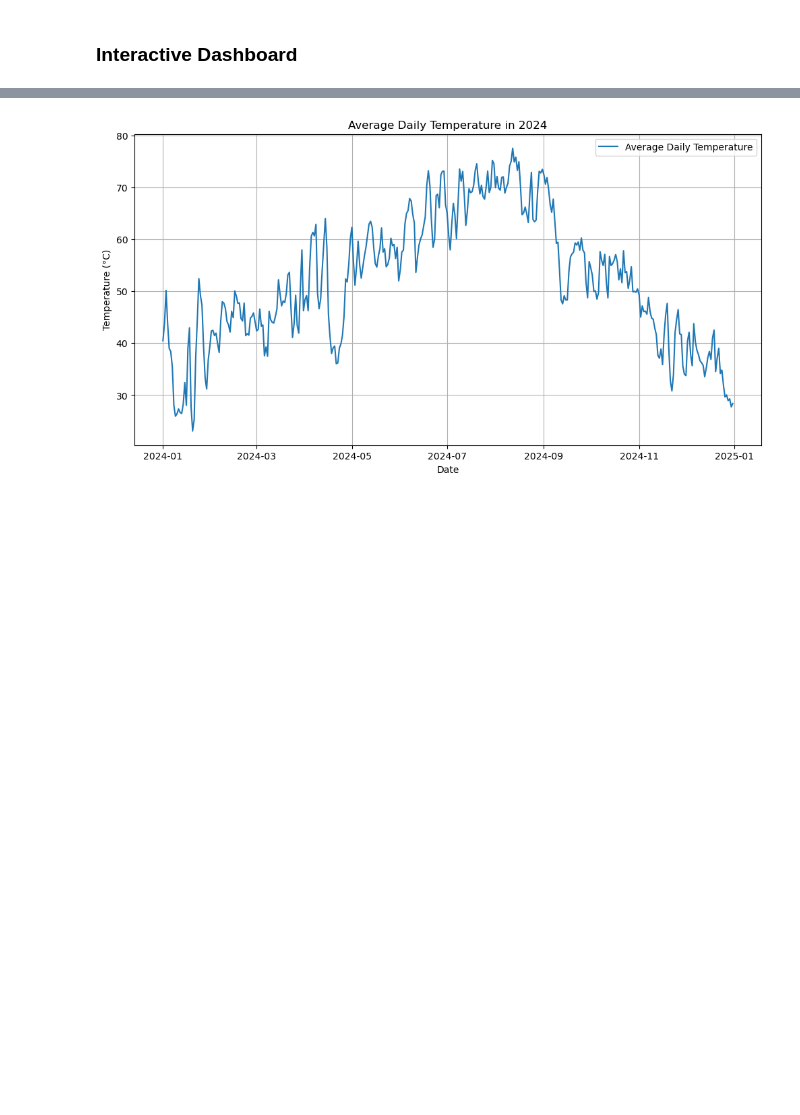
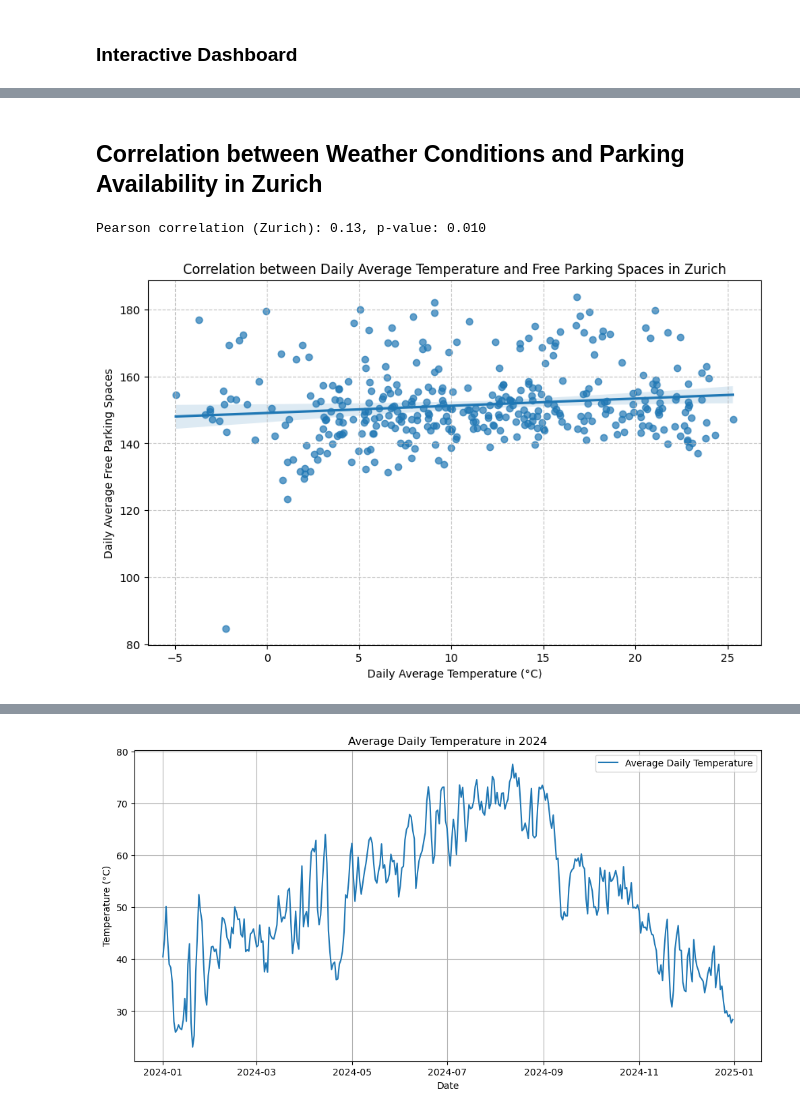
Before and after one commit to abishanaru/CIP_FS25_102, a Jupyter notebook: main.ipynb, the cells around one changed output, grey strips where cells are left out. Saved outputs shown, nothing was run; the diff lists cells and outputs as text; code cells hidden in the pictures; blank space fills up the shorter version.

```diff
--- a/main.ipynb
+++ b/main.ipynb
@@ -1108,0 +1112,29 @@ if __name__ == '__main__':
+# %% [markdown]
+## Correlation between Weather Conditions and Parking Availability in Zurich
+# %%
+from scipy.stats import pearsonr
+
+# Load Zurich daily aggregated data (should contain 'date' and 'avg_free')
+df_zurich_daily = pd.read_csv("zurich_daily.csv", parse_dates=['date'])
+
+# Load Zurich weather data (converted to Celsius, with columns 'date' and 'day_avg_temp_C')
+df_weather = pd.read_csv("weather_2024_lszh_celsius.csv", parse_dates=['date'])
+
+# Merge the two datasets on the 'date' column
+df_merged = pd.merge(df_zurich_daily, df_weather, on="date", how="inner")
+
+# Calculate Pearson correlation between daily average free spaces and daily average temperature
+corr, p_value = pearsonr(df_merged['avg_free'], df_merged['day_avg_temp_C'])
+print(f"Pearson correlation (Zurich): {corr:.2f}, p-value: {p_value:.3f}")
+
+# Create a static scatter plot with regression line
+plt.figure(figsize=(10,6))
+sns.regplot(x='day_avg_temp_C', y='avg_free', data=df_merged, scatter_kws={'alpha': 0.7})
+plt.title("Correlation between Daily Average Temperature and Free Parking Spaces in Zurich")
+plt.xlabel("Daily Average Temperature (°C)")
+plt.ylabel("Daily Average Free Parking Spaces")
+plt.grid(True, linestyle='--', alpha=0.7)
+plt.show()
+# %% [output]
+Pearson correlation (Zurich): 0.13, p-value: 0.010
+[figure, added]
```
Also changed, not shown: parts of 13 cells of this notebook, 11 other files.
